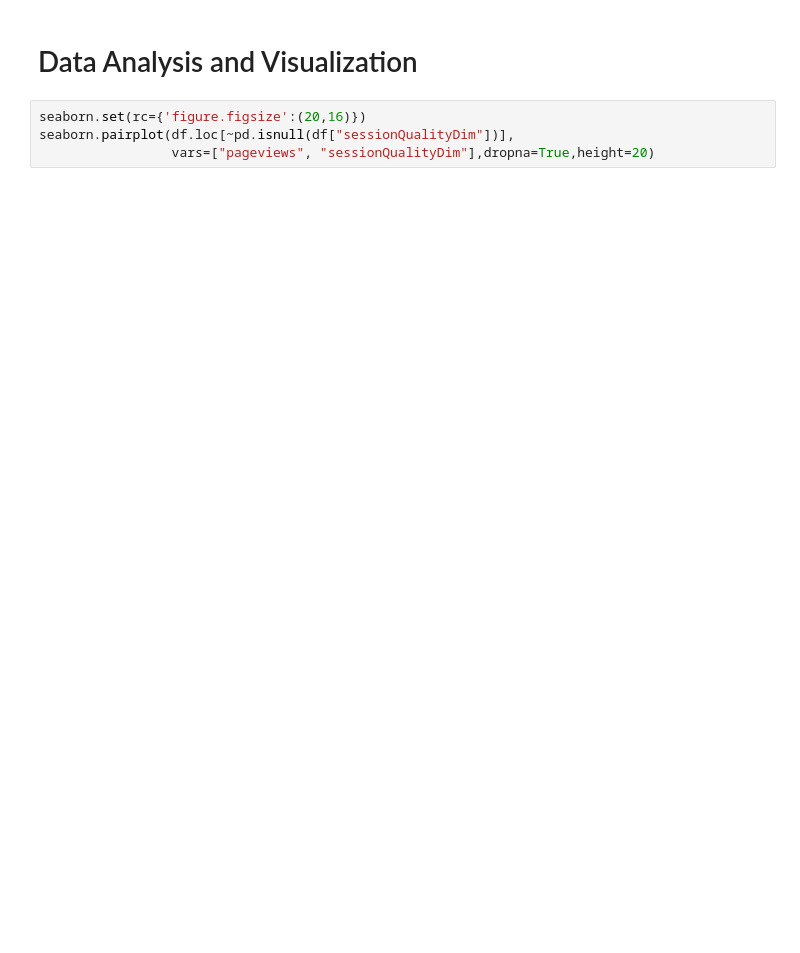
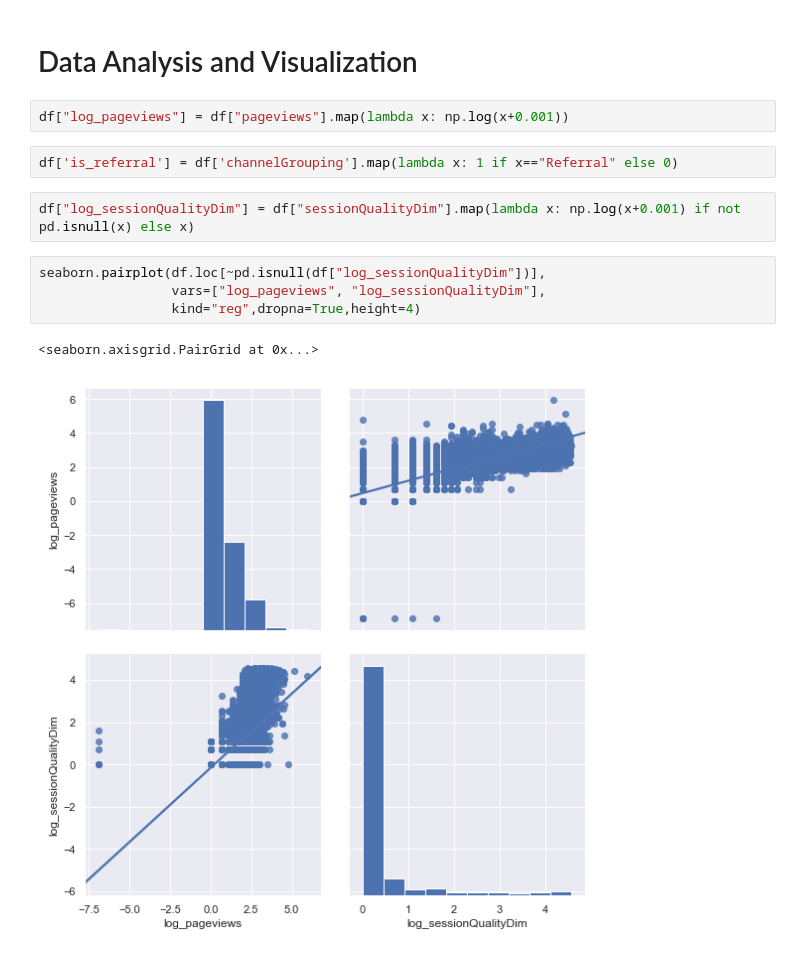
Before and after one commit to xsx99/Google_sales_prediction, a Jupyter notebook: kaggle/data_exploration.ipynb, the cells around one changed output. Cells and saved outputs as stored; diff of their text form; blank space fills up the shorter version.

```diff
--- a/kaggle/data_exploration.ipynb
+++ b/kaggle/data_exploration.ipynb
@@ -397,6 +442,15 @@ Image(filename=path+image_file_path+'_0.png')
 # %% [markdown]
 # Data Analysis and Visualization
+# %%
+df["log_pageviews"] = df["pageviews"].map(lambda x: np.log(x+0.001))
+# %%
+df['is_referral'] = df['channelGrouping'].map(lambda x: 1 if x=="Referral" else 0)
+# %%
+df["log_sessionQualityDim"] = df["sessionQualityDim"].map(lambda x: np.log(x+0.001) if not pd.isnull(x) else x)
 # %%
-seaborn.set(rc={'figure.figsize':(20,16)})
-seaborn.pairplot(df.loc[~pd.isnull(df["sessionQualityDim"])],
-                 vars=["pageviews", "sessionQualityDim"],dropna=True,height=20)
+seaborn.pairplot(df.loc[~pd.isnull(df["log_sessionQualityDim"])],
+                 vars=["log_pageviews", "log_sessionQualityDim"],
+                 kind="reg",dropna=True,height=4)
+# %% [output]
+<seaborn.axisgrid.PairGrid at 0x...>
+[figure, added]
```
Also changed, not shown: parts of 32 cells of this notebook.
